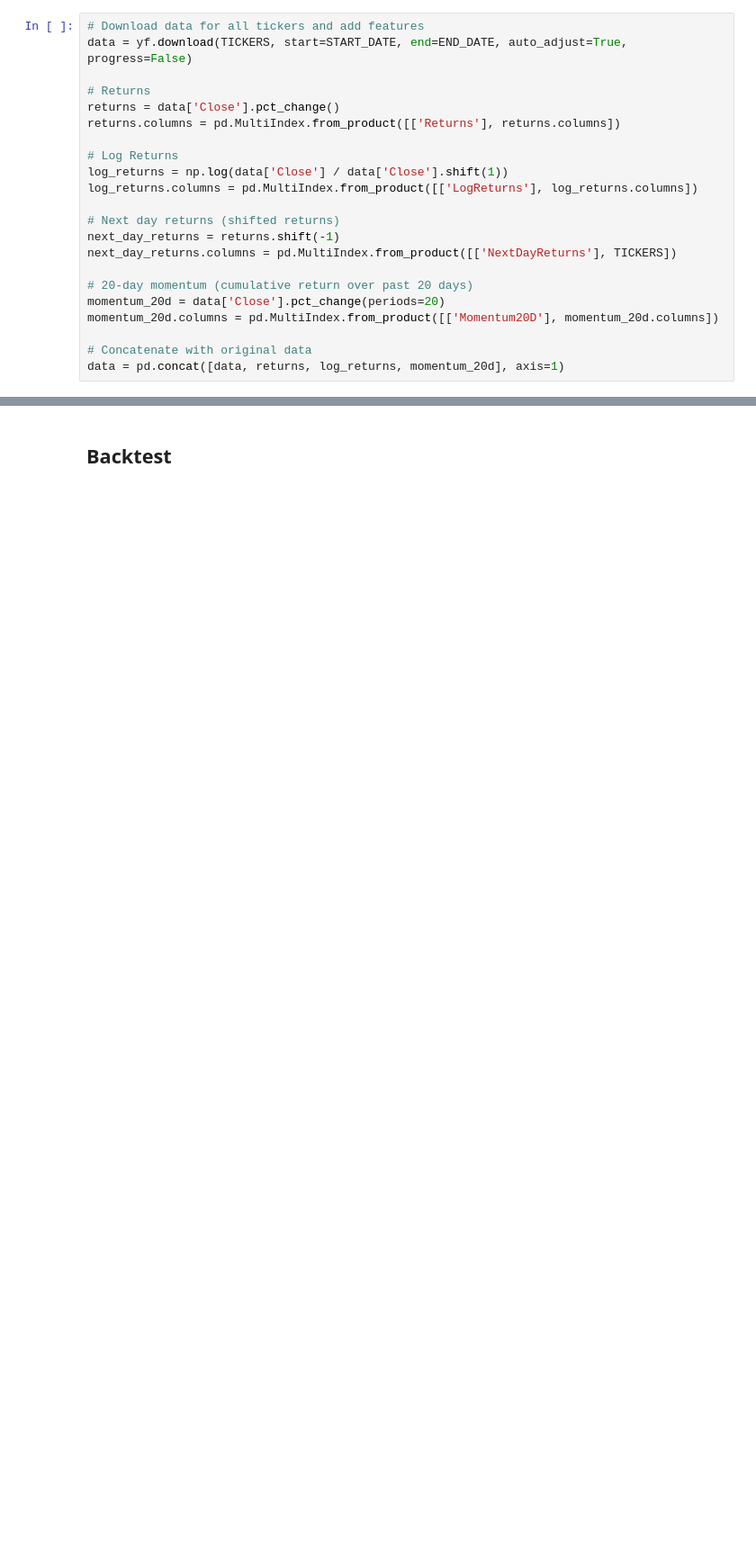
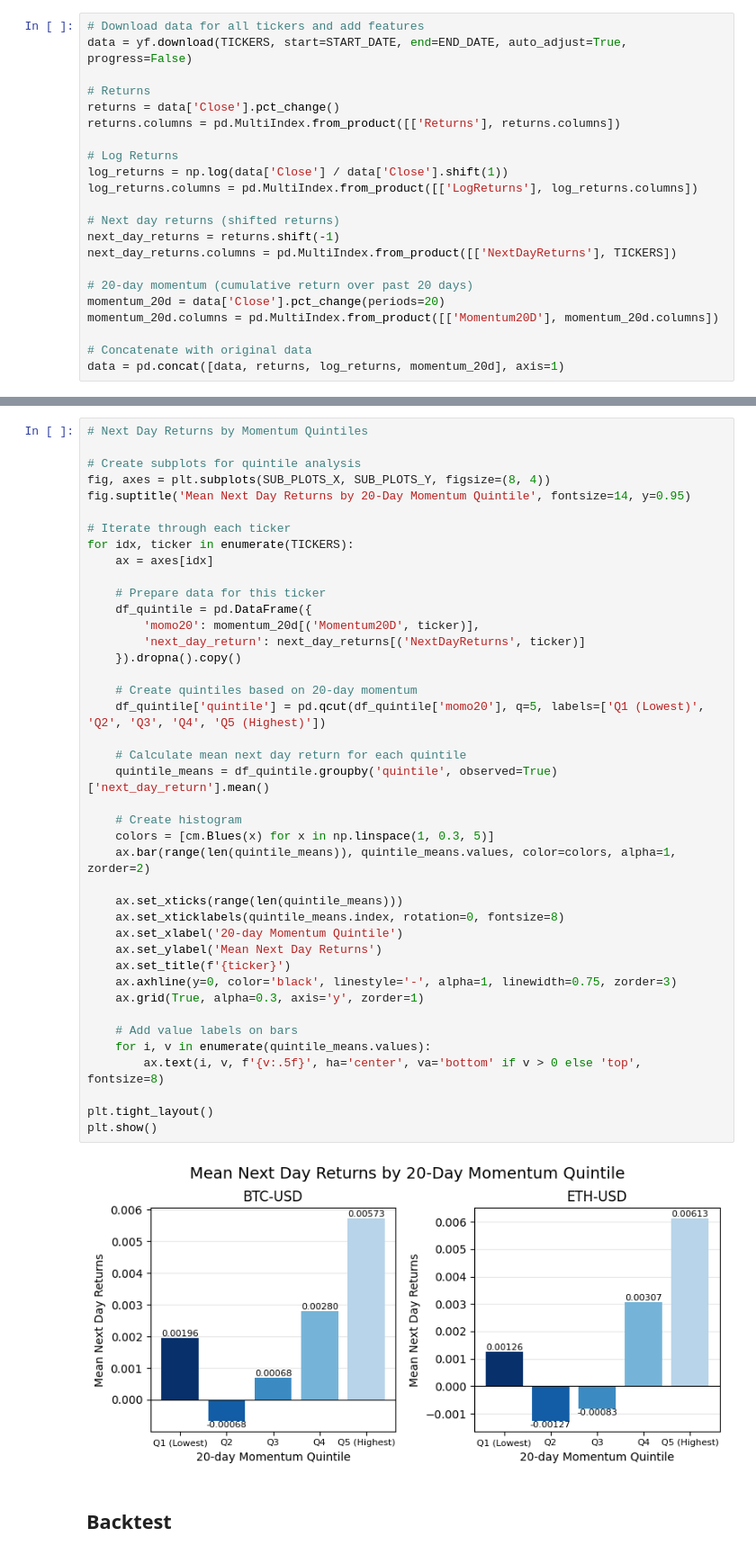
Before and after one commit to BlazOrsos/quant-journey, a Jupyter notebook: research/crypto_trend_effects/crypto_trend_effects.ipynb, the cells around one changed output, grey strips where cells are left out. Shown at 90% size. Cells and saved outputs as stored; diff of their text form; blank space fills up the shorter version.

Commit message:
quintiles

```diff
--- a/research/crypto_trend_effects/crypto_trend_effects.ipynb
+++ b/research/crypto_trend_effects/crypto_trend_effects.ipynb
@@ -147,2 +149,45 @@ plt.show()
+# %%
+# Next Day Returns by Momentum Quintiles
+
+# Create subplots for quintile analysis
+fig, axes = plt.subplots(SUB_PLOTS_X, SUB_PLOTS_Y, figsize=(8, 4))
+fig.suptitle('Mean Next Day Returns by 20-Day Momentum Quintile', fontsize=14, y=0.95)
+
+# Iterate through each ticker
+for idx, ticker in enumerate(TICKERS):
+    ax = axes[idx]
+
+    # Prepare data for this ticker
+    df_quintile = pd.DataFrame({
+        'momo20': momentum_20d[('Momentum20D', ticker)],
+        'next_day_return': next_day_returns[('NextDayReturns', ticker)]
+    }).dropna().copy()
+
+    # Create quintiles based on 20-day momentum
+    df_quintile['quintile'] = pd.qcut(df_quintile['momo20'], q=5, labels=['Q1 (Lowest)', 'Q2', 'Q3', 'Q4', 'Q5 (Highest)'])
+
+    # Calculate mean next day return for each quintile
+    quintile_means = df_quintile.groupby('quintile', observed=True)['next_day_return'].mean()
+
+    # Create histogram
+    colors = [cm.Blues(x) for x in np.linspace(1, 0.3, 5)]
+    ax.bar(range(len(quintile_means)), quintile_means.values, color=colors, alpha=1, zorder=2)
+
+    ax.set_xticks(range(len(quintile_means)))
+    ax.set_xticklabels(quintile_means.index, rotation=0, fontsize=8)
+    ax.set_xlabel('20-day Momentum Quintile')
+    ax.set_ylabel('Mean Next Day Returns')
+    ax.set_title(f'{ticker}')
+    ax.axhline(y=0, color='black', linestyle='-', alpha=1, linewidth=0.75, zorder=3)
+    ax.grid(True, alpha=0.3, axis='y', zorder=1)
+
+    # Add value labels on bars
+    for i, v in enumerate(quintile_means.values):
+        ax.text(i, v, f'{v:.5f}', ha='center', va='bottom' if v > 0 else 'top', fontsize=8)
+
+plt.tight_layout()
+plt.show()
+# %% [output]
+[figure, added]
 # %% [markdown]
 ## Backtest
```
Also changed, not shown: parts of 3 cells of this notebook.
